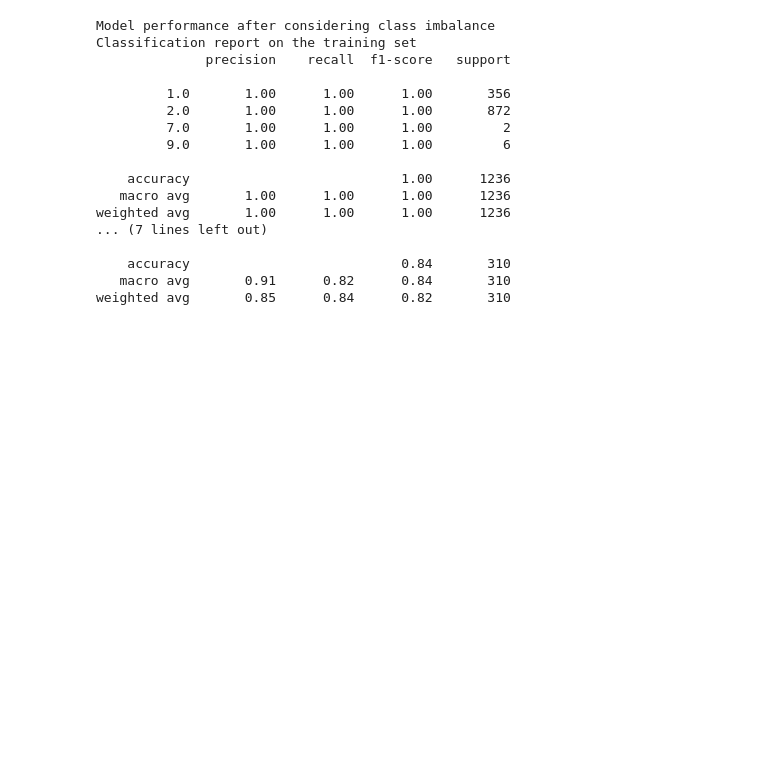
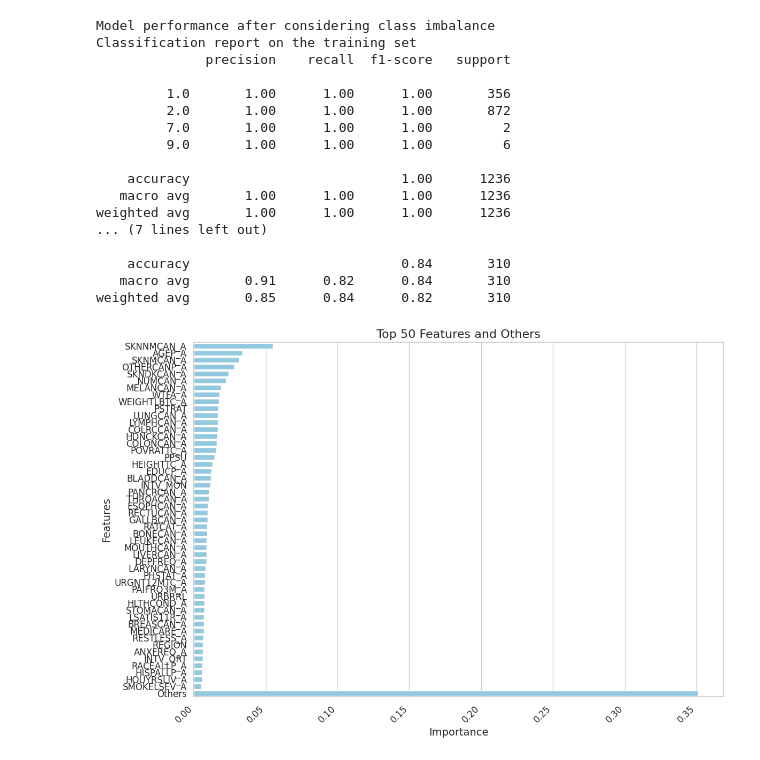
Before and after one commit to olawale-olubode/prostate_cancer, a Jupyter notebook: modeling.ipynb, the cells around one changed output. Drawn from its saved outputs; the diff is of its cells as text; code cells hidden in the pictures; blank space fills up the shorter version.

```diff
--- a/modeling.ipynb
+++ b/modeling.ipynb
@@ -265,3 +267,39 @@ weighted avg       1.00      1.00      1.00      1236
     accuracy                           0.84       310
    macro avg       0.91      0.82      0.84       310
 weighted avg       0.85      0.84      0.82       310
+# %%
+feature_importance = pd.DataFrame({"features": X_train.columns, "importance":rf.feature_importances_})
+feature_importance = feature_importance.sort_values(by="importance", ascending=False)
+# %%
+
+def plot_top_features(df, top_n=20):
+    # Sort the DataFrame by importance in descending order
+    df_sorted = df.sort_values(by='importance', ascending=False)
+
+    # Select the top N features
+    top_features = df_sorted.head(top_n)
+
+    # Aggregate other features into a new row called 'Others'
+    other_features = df_sorted.iloc[top_n:]
+    others_row = pd.DataFrame({'features': ['Others'], 'importance': [other_features['importance'].sum()]})
+    df_aggregated = pd.concat([top_features, others_row])
+
+    # Set Seaborn style
+    sns.set(style="whitegrid")
+
+    # Plot the horizontal bar chart using seaborn
+    plt.figure(figsize=(12, 8))
+    sns.barplot(x='importance', y='features', data=df_aggregated, color='skyblue')
+    plt.xlabel('Importance', fontsize=14)
+    plt.ylabel('Features', fontsize=14)
+    plt.title(f'Top {top_n} Features and Others', fontsize=16)
+    plt.xticks(rotation=45, ha='right', fontsize=12)
+    plt.yticks(fontsize=12)
+    plt.tight_layout()  # Adjust layout for better appearance
+    plt.show()
+import matplotlib.pyplot as plt
+import seaborn as sns
+# %%
+plot_top_features(feature_importance, top_n=50)
+# %% [output]
+[figure, added]
```
Also changed, not shown: parts of 7 cells of this notebook.
